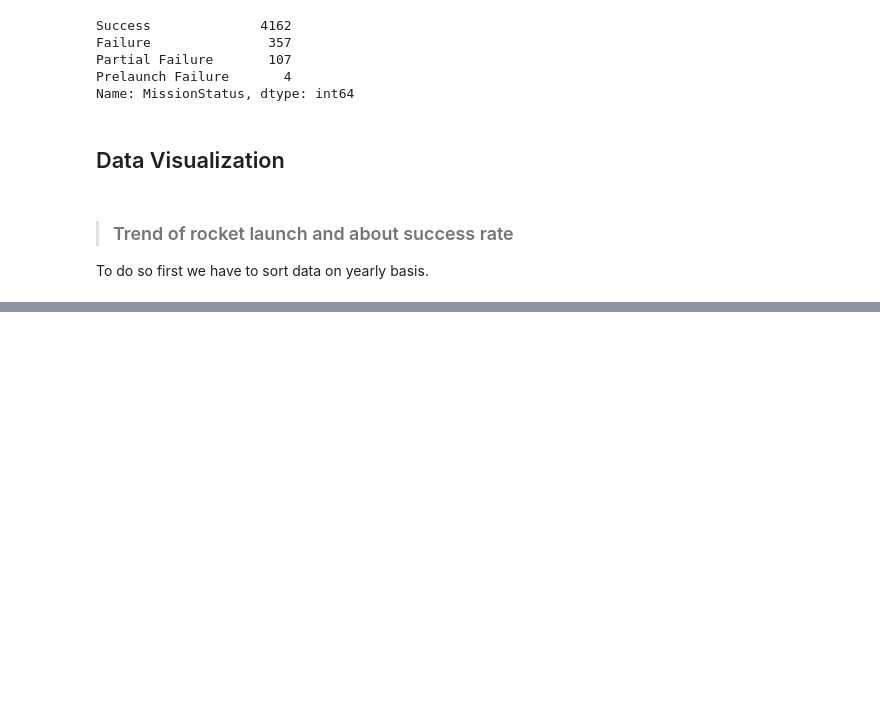
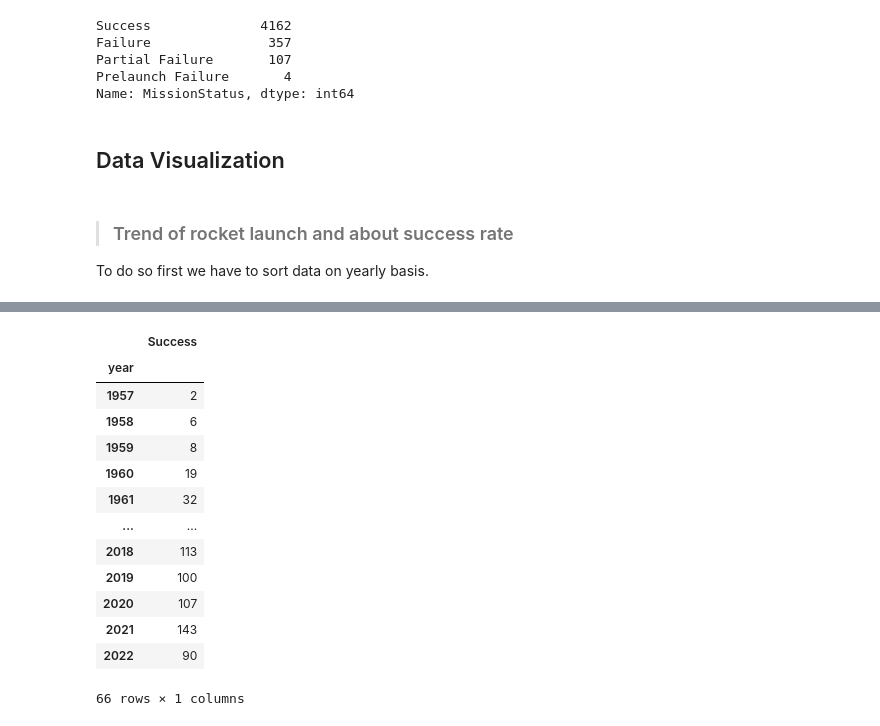
Before and after one commit to Jappreet-Singh/Jappreet-Singh, a Jupyter notebook: space-missions.ipynb, the cells around one changed output, grey strips where cells are left out. Cells and saved outputs as stored; diff of their text form; code cells hidden in the pictures; blank space fills up the shorter version.

```diff
--- a/space-missions.ipynb
+++ b/space-missions.ipynb
@@ -160,0 +193,18 @@ dtype: int64
+# %%
+success_yearly2_df = success_yearly_df.groupby('year')[['Success']].sum()
+success_yearly2_df
+# %% [output]
+|  | Success |
+| year |  |
+| 1957 | 2 |
+| 1958 | 6 |
+| 1959 | 8 |
+| 1960 | 19 |
+| 1961 | 32 |
+| ... | ... |
+| 2018 | 113 |
+| 2019 | 100 |
+| 2020 | 107 |
+| 2021 | 143 |
+| 2022 | 90 |
+66 rows × 1 columns
```
Also changed, not shown: parts of 9 cells of this notebook.
